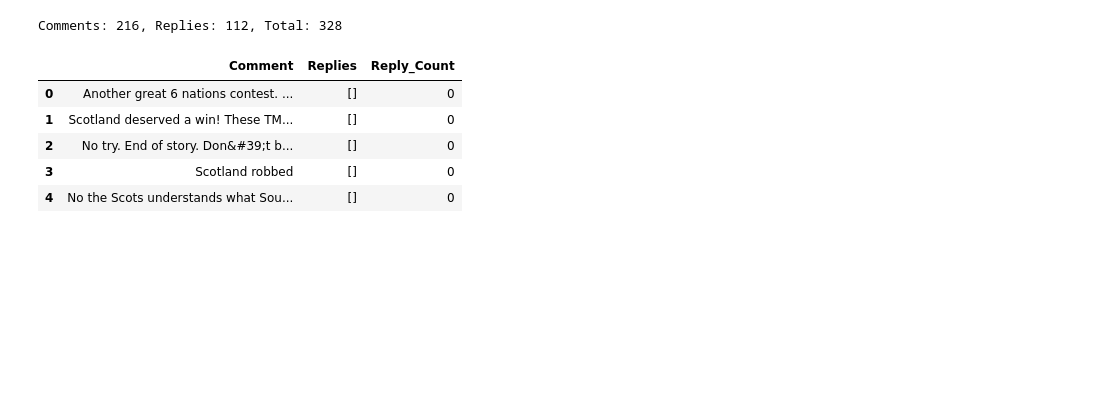
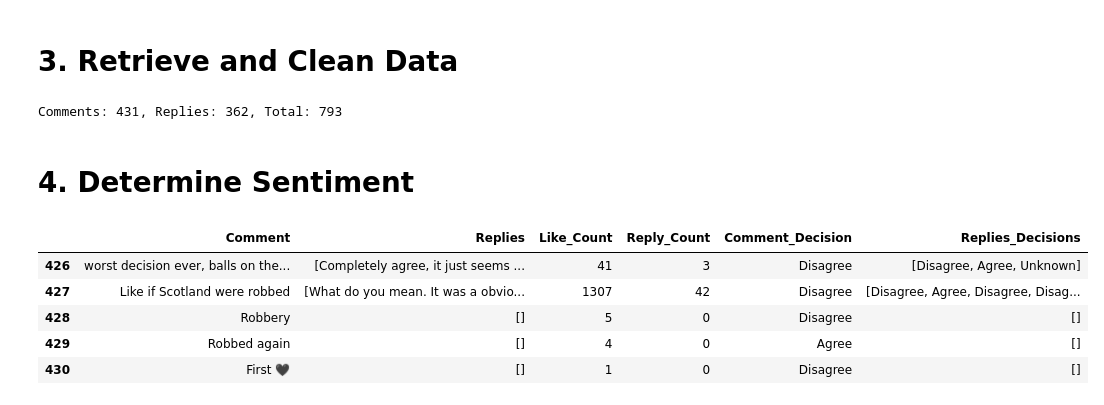
Before and after one commit to ctcastor/rugby_sentiment_analysis, a Jupyter notebook: rugby_sentiment_analysis.ipynb, the cells around one changed output. Cells and saved outputs as stored; diff of their text form; code cells hidden in the pictures; blank space fills up the shorter version.

```diff
--- a/rugby_sentiment_analysis.ipynb
+++ b/rugby_sentiment_analysis.ipynb
@@ -20,2 +99,14 @@ video_id = os.getenv('VIDEO_ID')
+# %%
+def clean_text(text):
+    '''
+    Clean and decode HTML entities from the input text.
+
+    Parameters:
+    - text (str): The text to be cleaned.
+
+    Returns:
+    - translated_text (str): The text after cleaning and decoding HTML entities.
+    '''
+    return html.unescape(text)
 # %%
 def video_reactions(video_id, api_key):
@@ -68,17 +170,44 @@ def video_reactions(video_id, api_key):
 	df = pd.DataFrame(comments_data)
 
 	return df
+# %% [markdown]
+# <a id='3'>3. Retrieve and Clean Data</a>
 # %%
-# Create DataFrame containing comments, likes, and replies from video
+# Retrieve comments, likes, and replies data from the YouTube video
 reaction_df = video_reactions(video_id, api_key)
 
+# Clean text in the 'Comment' and 'Replies' column
+reaction_df['Comment'] = reaction_df['Comment'].apply(clean_text)
+reaction_df['Replies'] = reaction_df['Replies'].apply(lambda replies: [clean_text(reply) for reply in replies])
+
+# Display summary statistics
 print('Comments: {}, Replies: {}, Total: {}'.format(len(reaction_df), reaction_df['Reply_Count'].sum(), len(reaction_df)+reaction_df['Reply_Count'].sum()))
-reaction_df.head()
 # %% [output]
-Comments: 216, Replies: 112, Total: 328
+Comments: 431, Replies: 362, Total: 793
-|  | Comment | Replies | Reply_Count |
-| 0 | Another great 6 nations contest. ... | [] | 0 |
-| 1 | Scotland deserved a win! These TM... | [] | 0 |
-| 2 | No try. End of story. Don&#39;t b... | [] | 0 |
-| 3 | Scotland robbed | [] | 0 |
-| 4 | No the Scots understands what Sou... | [] | 0 |
+# %% [markdown]
+# <a id='4'>4. Determine Sentiment</a>
+# %%
+# Create a common prompt to be used for generating decisions
+common_prompt = '''
+ Scotland were denied victory by an inconclusive last-gasp try review as France held on to win a tense Six Nations rugby encounter. Replays suggested the ball was grounded by Sam Skinner but the on-field referee, Nic Berry, had called no-try and the Television Match Official (TMO), Brian MacNeice, claimed to not have the evidence to conclusively prove otherwise. I want you to analyze the following text and determine whether they agree with the no-try decision meaning France fairly, deservedly won the game (0) or whether they disagree with the no-try decision meaning it was a try and Scotland was robbed and deserved to win (1). I only want you to reply to this with a 0 or a 1 but if you really can't make a decision then reply "Unknown".
+ '''
+
+# Generate decisions for each comment and its replies
+reaction_df[['Comment_Decision','Replies_Decisions']] = reaction_df.apply(lambda row: get_decisions(common_prompt, row['Comment'], row['Replies']), axis=1, result_type='expand')
+# %%
+test_random_values = np.random.choice(['Agree','Disagree','Unknown'], size=len(reaction_df), p=[0.35, 0.60, 0.05])
+reaction_df['Comment_Decision'] = test_random_values
+
+def random_assignment():
+    return np.random.choice(['Agree']*20+['Disagree']*78+['Unknown']*2)
+
+reaction_df['Replies_Decisions'] = reaction_df['Replies'].apply(lambda x: [random_assignment() for _ in range(len(x))] if x else [])
+# %%
+reaction_df.tail()
+# %% [output]
+|  | Comment | Replies | Like_Count | Reply_Count | Comment_Decision | Replies_Decisions |
+| 426 | worst decision ever, balls on the... | [Completely agree, it just seems ... | 41 | 3 | Disagree | [Disagree, Agree, Unknown] |
+| 427 | Like if Scotland were robbed | [What do you mean. It was a obvio... | 1307 | 42 | Disagree | [Disagree, Agree, Disagree, Disag... |
+| 428 | Robbery | [] | 5 | 0 | Disagree | [] |
+| 429 | Robbed again | [] | 4 | 0 | Agree | [] |
+| 430 | First 🖤 | [] | 1 | 0 | Disagree | [] |
```
Also changed, not shown: parts of 17 cells of this notebook, 1 other file.
